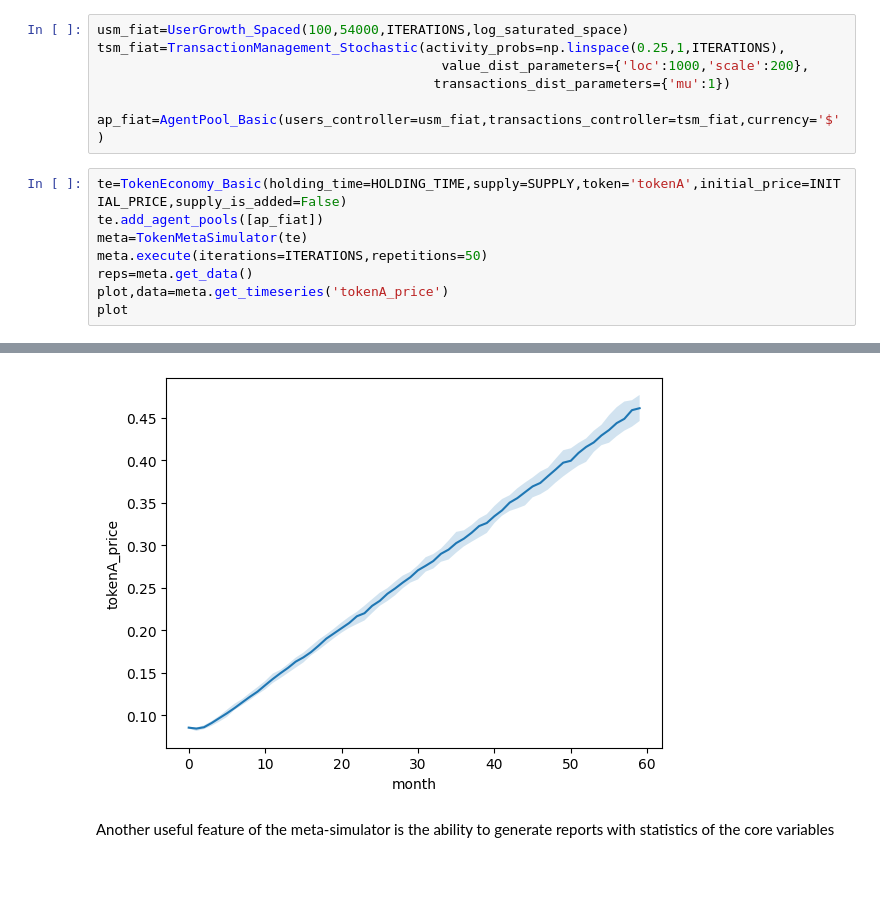
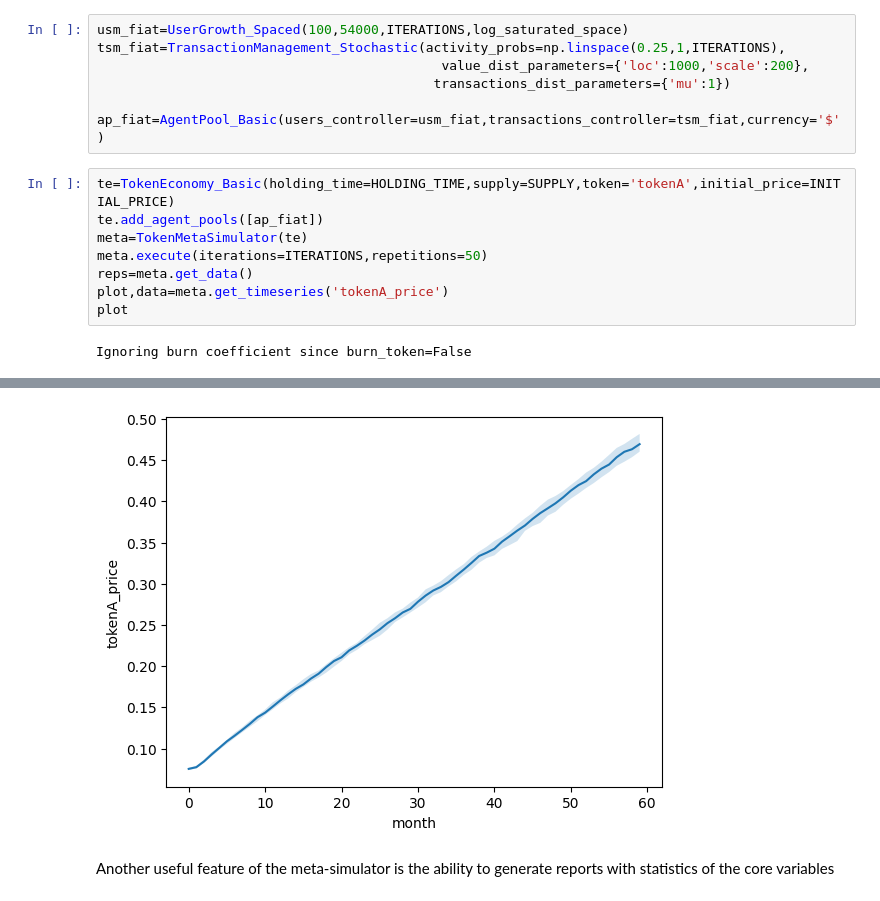
Before and after one commit to stelios12312312/TokenLab, a Jupyter notebook: notebooks/01 - Simple token economy with all transactions in fiat.ipynb, the cells around one changed output, grey strips where cells are left out. Drawn from its saved outputs; the diff is of its cells as text; blank space fills up the shorter version.

Commit message:
delete all supply_is_added parameter in notebook 01 as already set to true by default

```diff
--- a/notebooks/01 - Simple token economy with all transactions in fiat.ipynb
+++ b/notebooks/01 - Simple token economy with all transactions in fiat.ipynb
@@ -204,7 +258,7 @@ tsm_fiat=TransactionManagement_Stochastic(activity_probs=np.linspace(0.25,1,ITER
 
 ap_fiat=AgentPool_Basic(users_controller=usm_fiat,transactions_controller=tsm_fiat,currency='$')
 # %%
-te=TokenEconomy_Basic(holding_time=HOLDING_TIME,supply=SUPPLY,token='tokenA',initial_price=INITIAL_PRICE,supply_is_added=False)
+te=TokenEconomy_Basic(holding_time=HOLDING_TIME,supply=SUPPLY,token='tokenA',initial_price=INITIAL_PRICE)
 te.add_agent_pools([ap_fiat])
 meta=TokenMetaSimulator(te)
 meta.execute(iterations=ITERATIONS,repetitions=50)
@@ -212,3 +266,4 @@ reps=meta.get_data()
 plot,data=meta.get_timeseries('tokenA_price')
 plot
 # %% [output]
+Ignoring burn coefficient since burn_token=False
@@ -215,4 +372,4 @@ plot
-[figure, old version]
+[figure, new version]
 # %% [markdown]
 Another useful feature of the meta-simulator is the ability to generate reports with statistics of the core variables
 # %%
```
Also changed, not shown: parts of 15 cells of this notebook.
